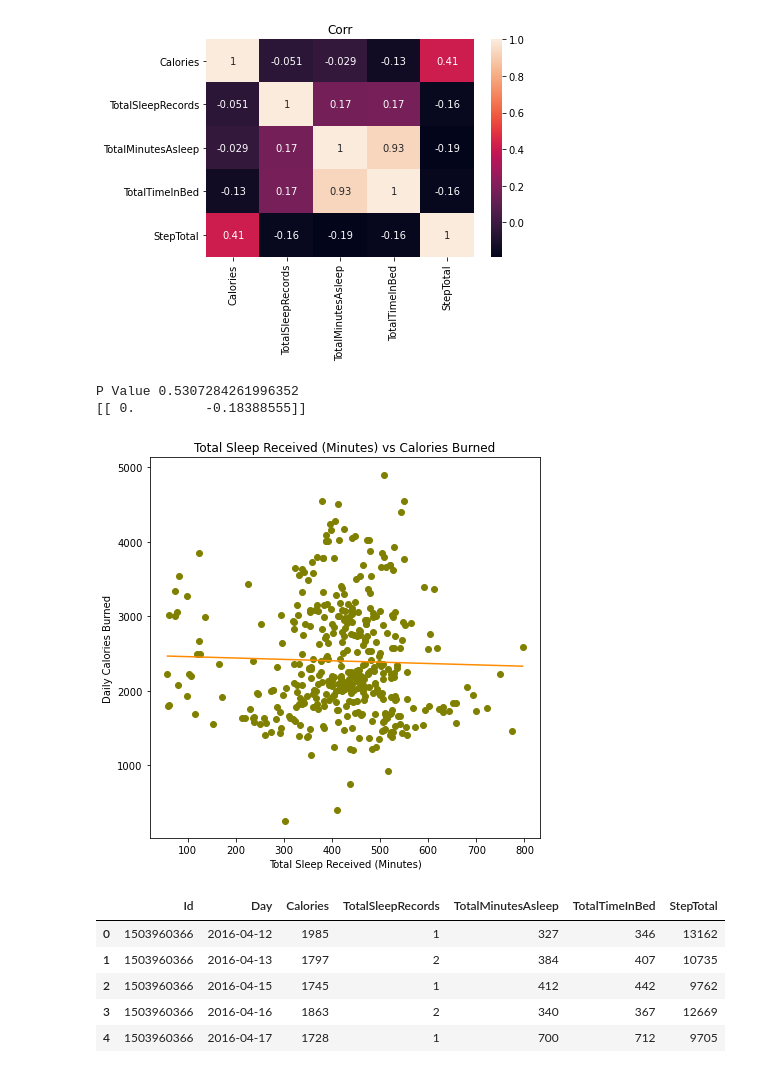
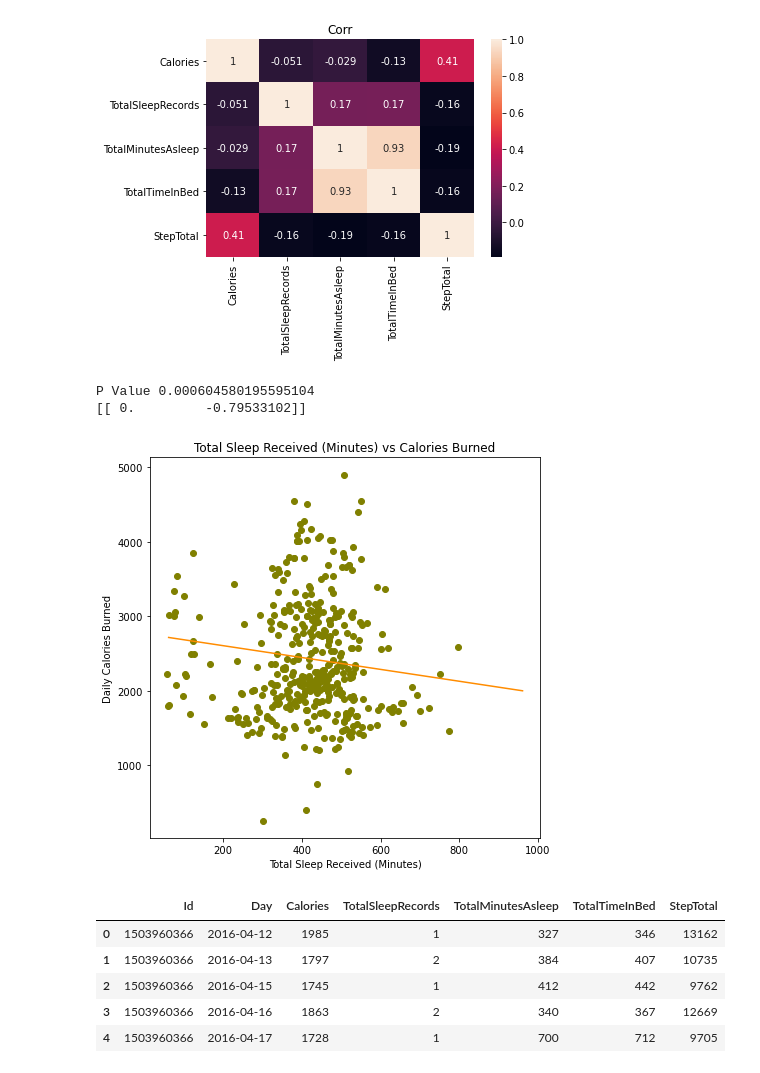
Before and after one commit to idangrady/DataAnalysisCourse, a Jupyter notebook: Idan/DataPre.ipynb, the cells around one changed output. Saved outputs shown, nothing was run; the diff lists cells and outputs as text; code cells hidden in the pictures.

```diff
--- a/Idan/DataPre.ipynb
+++ b/Idan/DataPre.ipynb
@@ -311,33 +311,33 @@ Text(0.5, 1.0, 'Corr')
 # %%
 poly_reg = PolynomialFeatures(degree =1)
 
-x = meged_cl_sle_steps['TotalMinutesAsleep'].values.reshape(-1,1)
+x = meged_cl_sle_steps['TotalTimeInBed'].values.reshape(-1,1)
 y =meged_cl_sle_steps['Calories'].values.reshape(-1,1)
 stat, p = kendalltau(x , y)
 print(f"P Value {p}")
 
 X_poly = poly_reg.fit_transform(x)
 lin_reg = LinearRegression()
 
 lin_reg.fit(X_poly,y)
 print(lin_reg.coef_)
 pred = lin_reg.predict(X_poly)
 
 x_grid = np.arange(min(x),max(x),0.01)
 
 plt.figure(figsize = (7,7))
 plt.scatter(data = meged_cl_sle_steps,x = 'TotalMinutesAsleep',y = 'Calories',
             color = 'olive')
 plt.plot(x_grid ,lin_reg.predict(poly_reg.fit_transform(x_grid.reshape(-1,1))),
          color = 'darkorange')
 plt.xlabel("Total Sleep Received (Minutes)")
 plt.ylabel("Daily Calories Burned")
 plt.title("Total Sleep Received (Minutes) vs Calories Burned")
 plt.show()
 # %% [output]
-P Value 0.5307284261996352
-[[ 0.         -0.18388555]]
+P Value 0.000604580195595104
+[[ 0.         -0.79533102]]
-[figure, old version]
+[figure, new version]
 # %%
 meged_cl_sle_steps.head()
 # %% [output]
```
Also changed, not shown: parts of 2 cells of this notebook.
